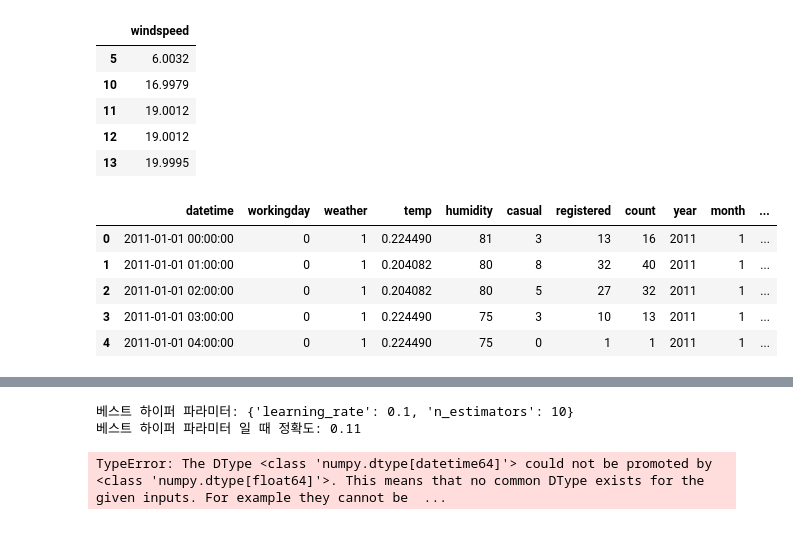
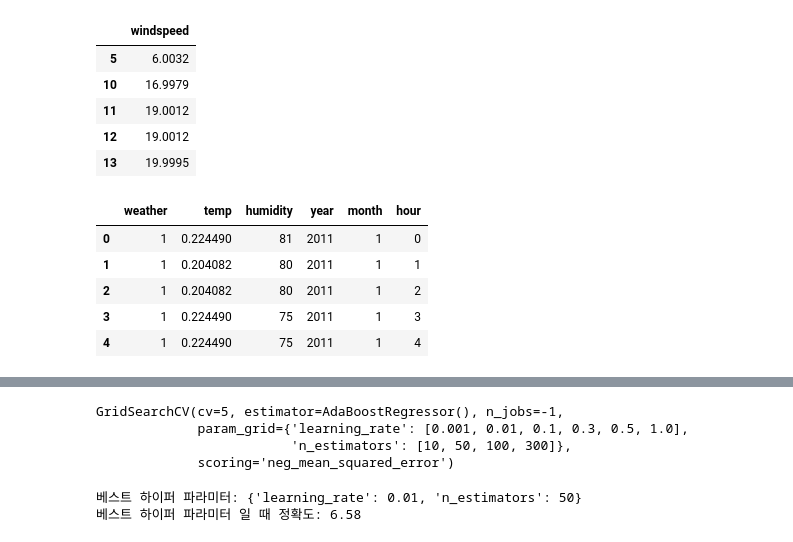
Before and after one commit to MyungHyun-Ahn/Bike_Sharing_Demand, a Jupyter notebook: Bike_Sharing_Demand_MHAhn_v0.14.ipynb, the cells around one changed output, grey strips where cells are left out. Drawn from its saved outputs; the diff is of its cells as text; code cells hidden in the pictures.

```diff
--- a/Bike_Sharing_Demand_MHAhn_v0.14.ipynb
+++ b/Bike_Sharing_Demand_MHAhn_v0.14.ipynb
@@ -432,15 +432,15 @@ wy_train.head()
 | 13 | 19.9995 |
 # %%
 wpre_X = wind_zeros.drop('windspeed', axis=1)
-
+wpre_X.drop(['datetime', 'workingday', 'casual', 'registered', 'count'], axis=1, inplace=True)
 wpre_X.head()
 # %% [output]
-|  | datetime | workingday | weather | temp | humidity | casual | registered | count | year | month | ... |
-| 0 | 2011-01-01 00:00:00 | 0 | 1 | 0.224490 | 81 | 3 | 13 | 16 | 2011 | 1 | ... |
-| 1 | 2011-01-01 01:00:00 | 0 | 1 | 0.204082 | 80 | 8 | 32 | 40 | 2011 | 1 | ... |
-| 2 | 2011-01-01 02:00:00 | 0 | 1 | 0.204082 | 80 | 5 | 27 | 32 | 2011 | 1 | ... |
-| 3 | 2011-01-01 03:00:00 | 0 | 1 | 0.224490 | 75 | 3 | 10 | 13 | 2011 | 1 | ... |
-| 4 | 2011-01-01 04:00:00 | 0 | 1 | 0.224490 | 75 | 0 | 1 | 1 | 2011 | 1 | ... |
+|  | weather | temp | humidity | year | month | hour |
+| 0 | 1 | 0.224490 | 81 | 2011 | 1 | 0 |
+| 1 | 1 | 0.204082 | 80 | 2011 | 1 | 1 |
+| 2 | 1 | 0.204082 | 80 | 2011 | 1 | 2 |
+| 3 | 1 | 0.224490 | 75 | 2011 | 1 | 3 |
+| 4 | 1 | 0.224490 | 75 | 2011 | 1 | 4 |
 # %% [markdown]
 * 앙상블 모델인 에이다부스트 모델과 랜덤 포레스트 모델을 사용하고 그리드 서치를 통하여 정확도가 가장 높은 모델을 사용 예정
 <br><br>
@@ -466,22 +466,19 @@ ada_model = AdaBoostRegressor()
 
 ada_param = {
     'n_estimators': [10, 50, 100, 300],
-    'learning_rate': [0.1, 0.3, 0.5, 1.0]
+    'learning_rate': [0.001, 0.01, 0.1, 0.3, 0.5, 1.0]
 }
 
-ada_gsc = GridSearchCV(ada_model, param_grid=ada_param, scoring='r2', cv=5, n_jobs=-1)
+ada_gsc = GridSearchCV(ada_model, param_grid=ada_param, scoring='neg_mean_squared_error', cv=5, n_jobs=-1)
 ada_gsc.fit(wX_train, wy_train.values.ravel())
-
-print('베스트 하이퍼 파라미터: {0}'.format(ada_gsc.best_params_))
-print('베스트 하이퍼 파라미터 일 때 정확도: {0:.2f}'.format(ada_gsc.best_score_))
 # %% [output]
-베스트 하이퍼 파라미터: {'learning_rate': 0.1, 'n_estimators': 10}
-베스트 하이퍼 파라미터 일 때 정확도: 0.11
+GridSearchCV(cv=5, estimator=AdaBoostRegressor(), n_jobs=-1,
+             param_grid={'learning_rate': [0.001, 0.01, 0.1, 0.3, 0.5, 1.0],
+                         'n_estimators': [10, 50, 100, 300]},
+             scoring='neg_mean_squared_error')
-# %%
-ada_best = AdaBoostRegressor(learning_rate=0.1, n_estimators=10)
-
-ada_best.fit(wX_train, wy_train.values.ravel())
-wpre_y = ada_best.predict(wpre_X)
-wpre_y
-# %% [output]
-TypeError: The DType <class 'numpy.dtype[datetime64]'> could not be promoted by <class 'numpy.dtype[float64]'>. This means that no common DType exists for the given inputs. For example they cannot be  ...
+# %%
+print('베스트 하이퍼 파라미터: {0}'.format(ada_gsc.best_params_))
+print('베스트 하이퍼 파라미터 일 때 rmse: {0:.2f}'.format(np.sqrt(-1 * ada_gsc.best_score_)))
+# %% [output]
+베스트 하이퍼 파라미터: {'learning_rate': 0.01, 'n_estimators': 50}
+베스트 하이퍼 파라미터 일 때 정확도: 6.58
```
Also changed, not shown: parts of 126 cells of this notebook.
